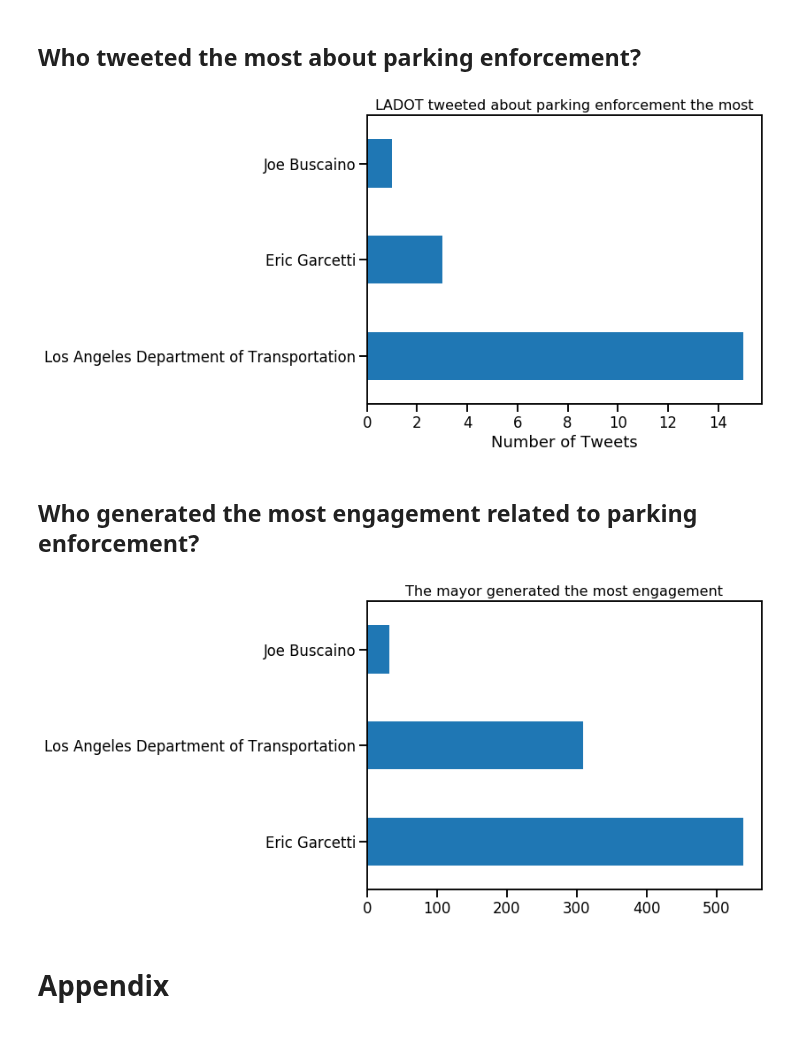
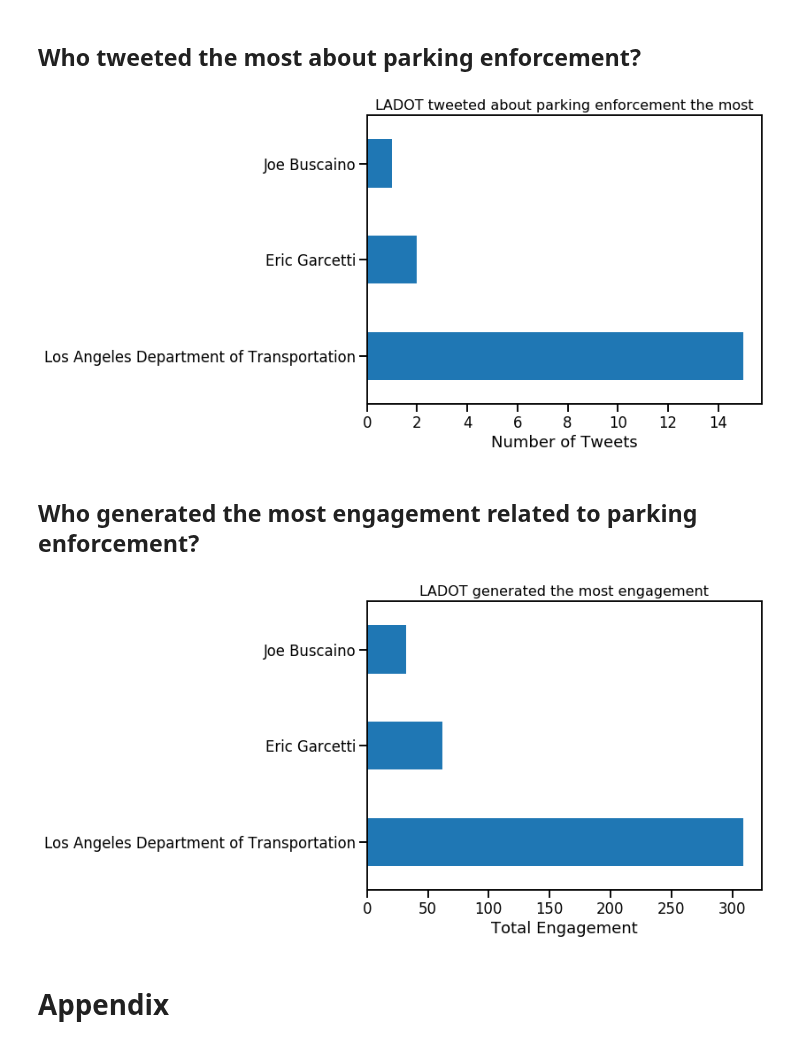
Before and after one commit to Promeos/LADOT-COVID19-enforcement, a Jupyter notebook: MVP-Tweets.ipynb, the cells around one changed output. Cells and saved outputs as stored; diff of their text form; code cells hidden in the pictures.

Commit message:
Transfered acquire workflow for tweets into acquire.py. Cleaned uped MVP-Tweets.ipynb

```diff
--- a/MVP-Tweets.ipynb
+++ b/MVP-Tweets.ipynb
@@ -124,0 +30,5 @@ df = pd.read_csv('tweets.csv')
+# %%
+df = acquire.get_twitter_data()
+
+print(df.shape)
+df.head()
@@ -140,0 +84,2 @@ df
+# %%
+df['is_parking_enforcement'] = np.where(df.tweet.str.contains('parking enforcement'), 1, 0)
@@ -140,0 +88,12 @@ df
+# %%
+non_enforcement_tweets = df.loc[~df.tweet.str.contains('parking enforcement')]
+enforcement_tweets = df.loc[df.tweet.str.contains('parking enforcement')]
+
+non_enforcement_metrics = non_enforcement_tweets[['post_time', 'total_engagement']]
+enforcement_metrics = enforcement_tweets[['post_time', 'total_engagement']]
+
+non_enforcement_metrics.set_index('post_time', inplace=True)
+enforcement_metrics.set_index('post_time', inplace=True)
+
+non_enforcement_metrics.index = pd.to_datetime(non_enforcement_metrics.index)
+enforcement_metrics.index = pd.to_datetime(enforcement_metrics.index)
@@ -143,14 +104,0 @@ df
-# %%
-non_enforcement_tweets = data.loc[~df.tweet.str.contains('enforcement')]
-enforcement_tweets = data.loc[df.tweet.str.contains('enforcement')]
-
-non_enforcement_metrics = non_enforcement_tweets[['post_time', 'total_engagement']]
-enforcement_metrics = enforcement_tweets[['post_time', 'total_engagement']]
-
-non_enforcement_metrics.set_index('post_time', inplace=True)
-enforcement_metrics.set_index('post_time', inplace=True)
-
-
-
-enforcement_metrics = enforcement_metrics.resample('D').sum()
-non_enforcement_metrics = non_enforcement_metrics.resample('D').sum()
@@ -204,16 +163,17 @@ plt.title('LADOT tweeted about parking enforcement the most', fontsize=16)
 plt.xlabel('Number of Tweets')
 plt.ylabel('');
 # %% [output]
-[figure, old version]
+[figure, new version]
 # %% [markdown]
 ## Who generated the most engagement related to parking enforcement?
 # %%
 enforcement_tweets.groupby('name').total_engagement.sum().sort_values(ascending=False).plot.barh(figsize=(8, 6))
 
-plt.title('The mayor generated the most engagement', fontsize=16)
+plt.title('LADOT generated the most engagement', fontsize=16)
+plt.xlabel('Total Engagement')
 plt.ylabel('');
 # %% [output]
-[figure, old version]
+[figure, new version]
 # %% [markdown]
 # Appendix
 # %%
```
Also changed, not shown: parts of 28 cells of this notebook, 1 other file.
